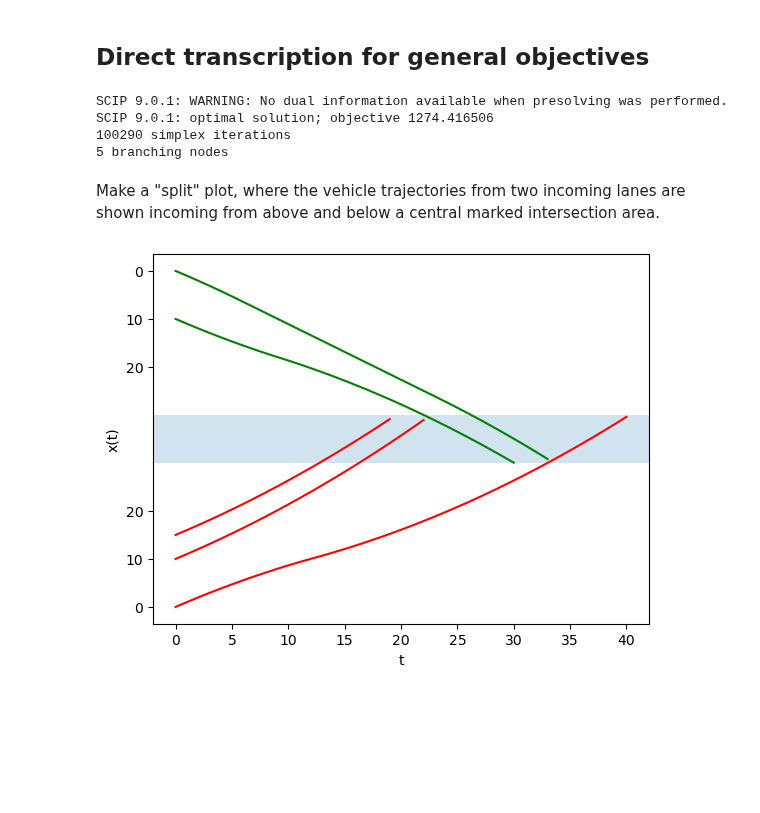
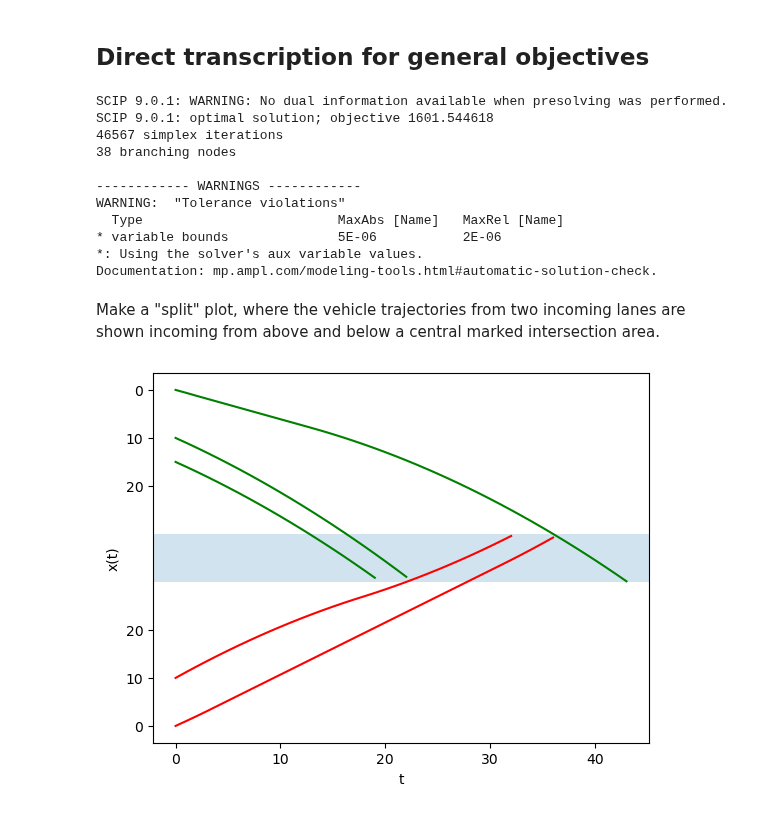
Before and after one commit to jeroenvanriel/traffic-scheduling, a Jupyter notebook: motion/direct_transcription_general.ipynb, the cells around one changed output. Cells and saved outputs as stored; diff of their text form; code cells hidden in the pictures; blank space fills up the shorter version.

```diff
--- a/motion/direct_transcription_general.ipynb
+++ b/motion/direct_transcription_general.ipynb
@@ -75,7 +75,7 @@ subject to follow {(i1,k1,i2,k2) in C, t in 0..T}: p[i1,k1, t] - p[i2,k2, t] >=
 
 instance = {
     'p0': [[15, 10,  0], [10,  0]],
-    'v0': [[10, 10, 10], [10, 10]],
+    'v0': [[10, 10,  6], [12, 10]],
     'L': 30,
     'H': 40,
 }
@@ -109,35 +109,42 @@ assert ampl.solve_result == "solved"
 p = ampl.get_variable("p").to_pandas()
 # %% [output]
 SCIP 9.0.1: WARNING: No dual information available when presolving was performed.
-SCIP 9.0.1: optimal solution; objective 1274.416506
-100290 simplex iterations
-5 branching nodes
+SCIP 9.0.1: optimal solution; objective 1601.544618
+46567 simplex iterations
+38 branching nodes
+
+------------ WARNINGS ------------
+WARNING:  "Tolerance violations"
+  Type                         MaxAbs [Name]   MaxRel [Name]
+* variable bounds              5E-06           2E-06
+*: Using the solver's aux variable values.
+Documentation: mp.ampl.com/modeling-tools.html#automatic-solution-check.
 # %% [markdown]
 Make a "split" plot, where the vehicle trajectories from two incoming lanes are shown incoming from above and below a central marked intersection area.
 # %%
 fig, ax = plt.subplots()
 ax.set_xlabel('t')
 ax.set_ylabel('x(t)')
 # plot the intersection region
 plt.axhspan(instance['L'], instance['H'], alpha=0.2)
 
 # split axis and invert ticks
 step = 10
 ticks = np.arange(0, instance['L'], step)
 double_ticks = np.concat([ticks, instance['H'] + step + np.flip(ticks)])
 labels = np.concat([ticks, ticks])
 plt.yticks(ticks=double_ticks, labels=labels)
 
 for index, df in p.groupby(['index0', 'index1']):
     l = index[0]
     k = index[1]
-    if l == 1:
+    if l == 2:
         plt.plot(df[df < instance['H']].to_numpy(), color='r')
-    elif l == 2:
+    elif l == 1:
         offset = (instance['H'] + instance['L']) / 2
         plt.plot(2*offset - df[df < instance['H']].to_numpy(), color='g')
 
 plt.savefig('motion/trajectories_general.pdf')
 plt.show()
 # %% [output]
-[figure, old version]
+[figure, new version]
```
